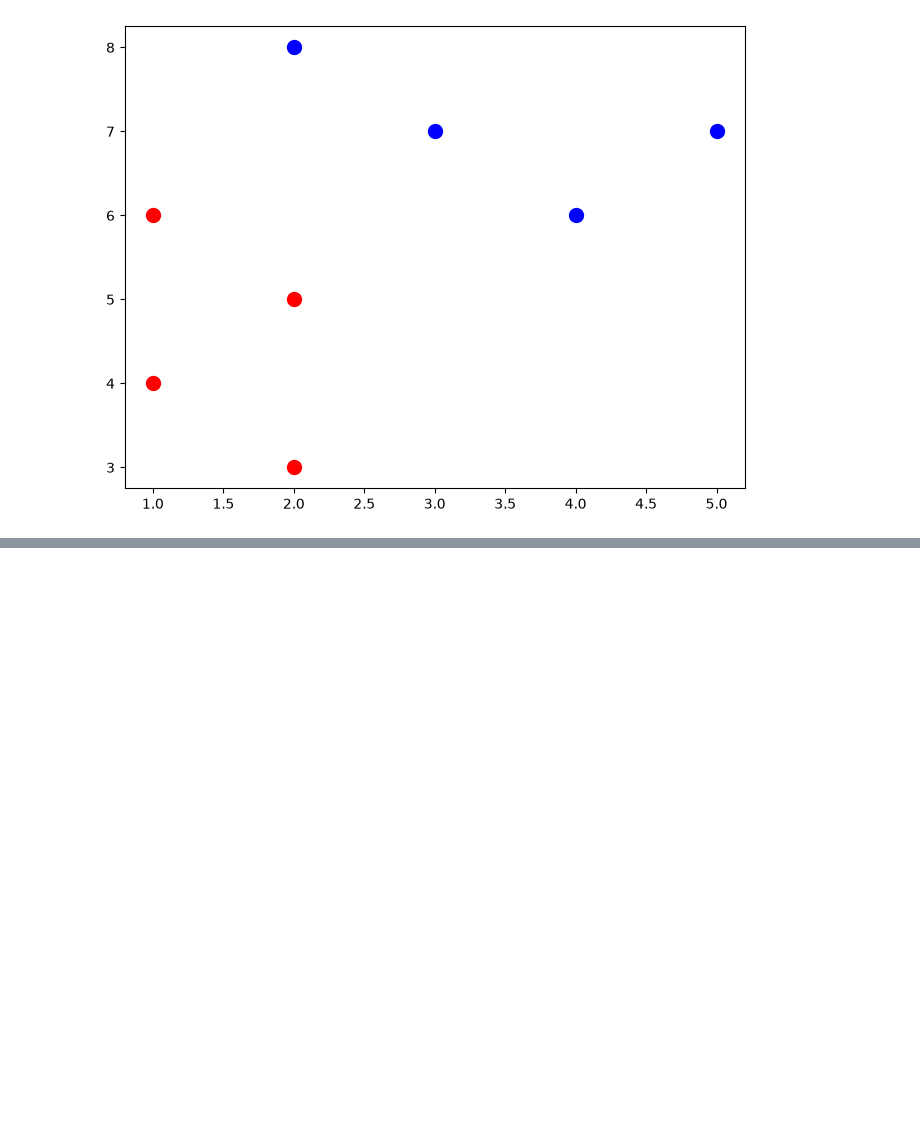
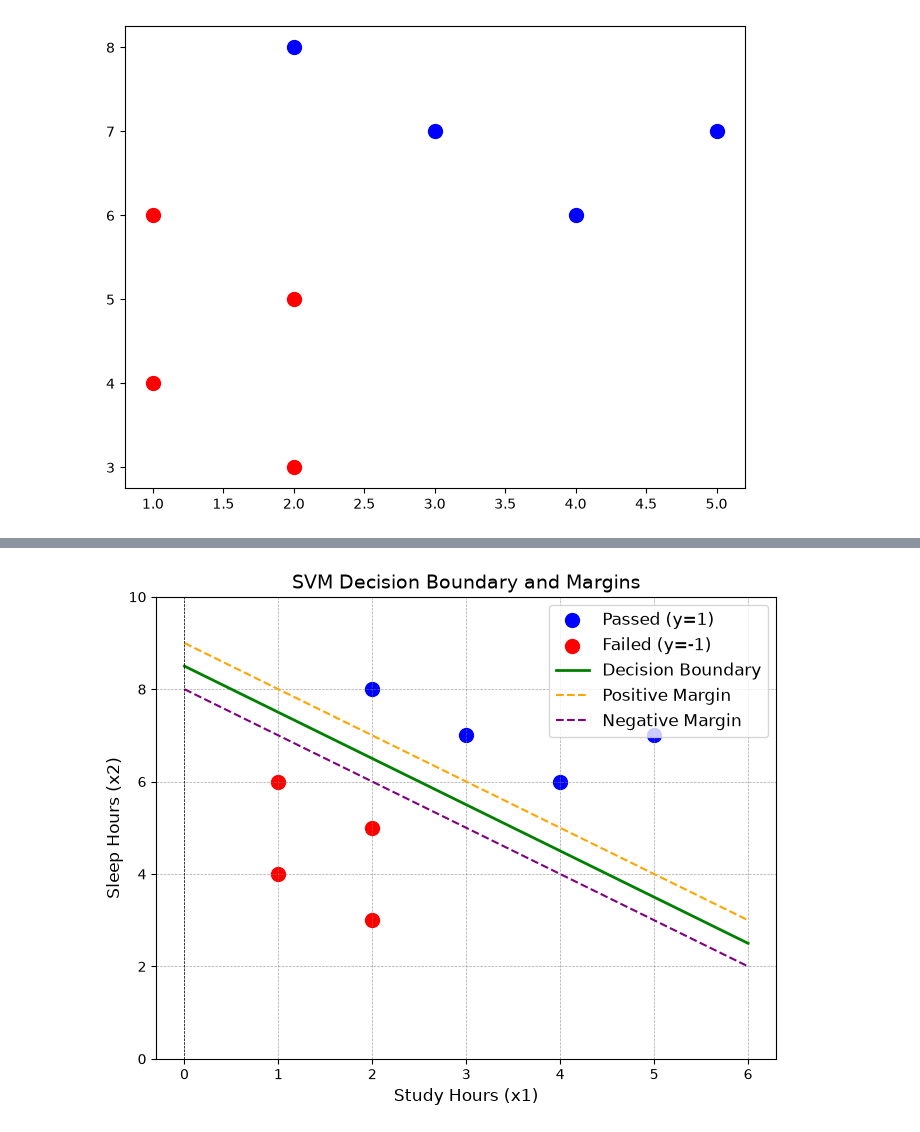
Before and after one commit to ranggadian2006/housing_raw, a Jupyter notebook: SVM.ipynb, the cells around one changed output, grey strips where cells are left out. Saved outputs shown, nothing was run; the diff lists cells and outputs as text; code cells hidden in the pictures; blank space fills up the shorter version.

```diff
--- a/SVM.ipynb
+++ b/SVM.ipynb
@@ -46,0 +64,41 @@ plt.scatter(x1[y == -1], x2[y == -1], color='red', label='Failed (y=-1)', s=100)
+# %%
+import numpy as np
+import matplotlib.pyplot as plt
+
+# Dataset points
+x1 = np.array([2, 1, 3, 1, 4, 2, 5, 2])  # Study Hours
+x2 = np.array([8, 6, 7, 4, 6, 5, 7, 3])  # Sleep Hours
+y = np.array([1, -1, 1, -1, 1, -1, 1, -1]) # Passed Exam
+
+# Equation of the decision boundary and margins:
+# Hyperplane: x2 = -x1 + 8.5
+# Positive Margin: x2 = -x1 + 9
+# Negative Margin: x2 = -x1 + 8
+
+x1_range = np.linspace(0, 6, 100) # Range of x1 values for plotting
+decision_boundary = -x1_range + 8.5
+margin_positive = -x1_range + 9
+margin_negative = -x1_range + 8
+
+# Plotting the dataset points
+plt.figure(figsize=(8, 6))
+plt.scatter(x1[y == 1], x2[y == 1], color='blue', label='Passed (y=1)', s=100)
+plt.scatter(x1[y == -1], x2[y == -1], color='red', label='Failed (y=-1)', s=100)
+
+# Plotting the hyperplane and margins
+plt.plot(x1_range, decision_boundary, color='green', label='Decision Boundary', linewidth=2)
+plt.plot(x1_range, margin_positive, color='orange', linestyle='--', label='Positive Margin', linewidth=1.5)
+plt.plot(x1_range, margin_negative, color='purple', linestyle='--', label='Negative Margin', linewidth=1.5)
+
+# Labels and grid
+plt.title('SVM Decision Boundary and Margins', fontsize=14)
+plt.xlabel('Study Hours (x1)', fontsize=12)
+plt.ylabel('Sleep Hours (x2)', fontsize=12)
+plt.axhline(0, color='black', linewidth=0.5, linestyle='--')
+plt.axvline(0, color='black', linewidth=0.5, linestyle='--')
+plt.grid(color='gray', linestyle='--', linewidth=0.5, alpha=0.7)
+plt.legend(fontsize=12)
+plt.ylim(0, 10)
+plt.show()
+# %% [output]
+[figure, added]
```
Also changed, not shown: parts of 2 cells of this notebook.
